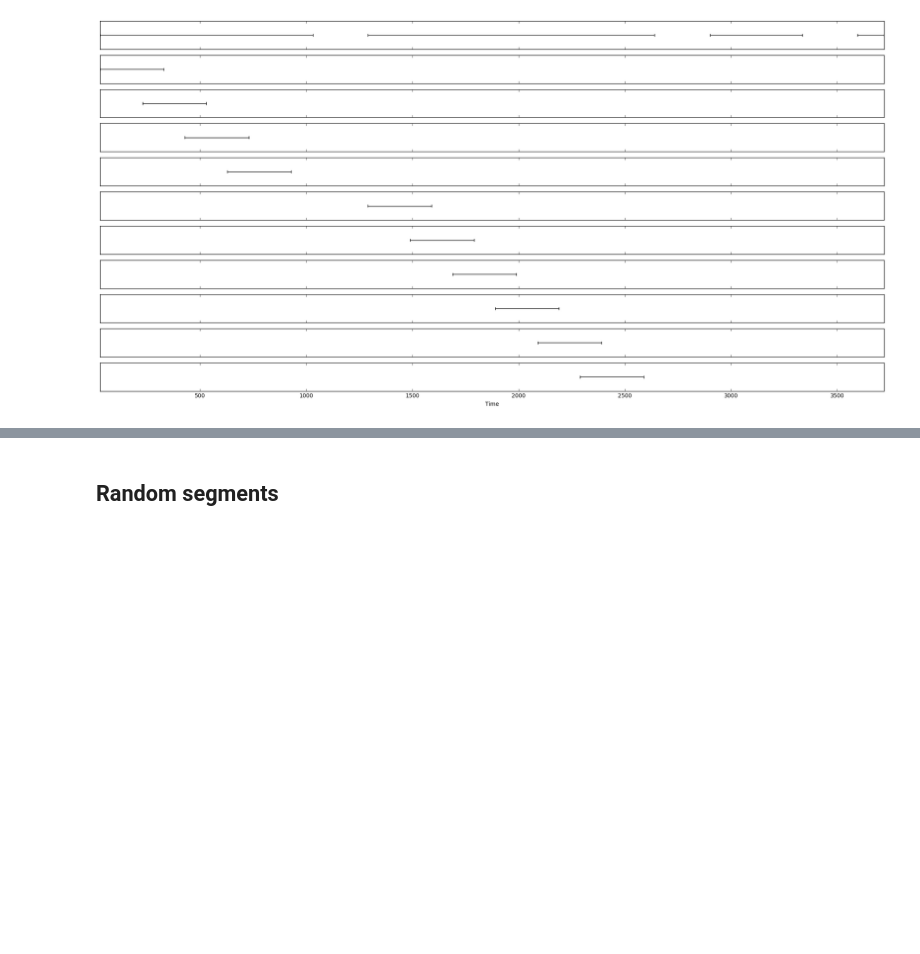
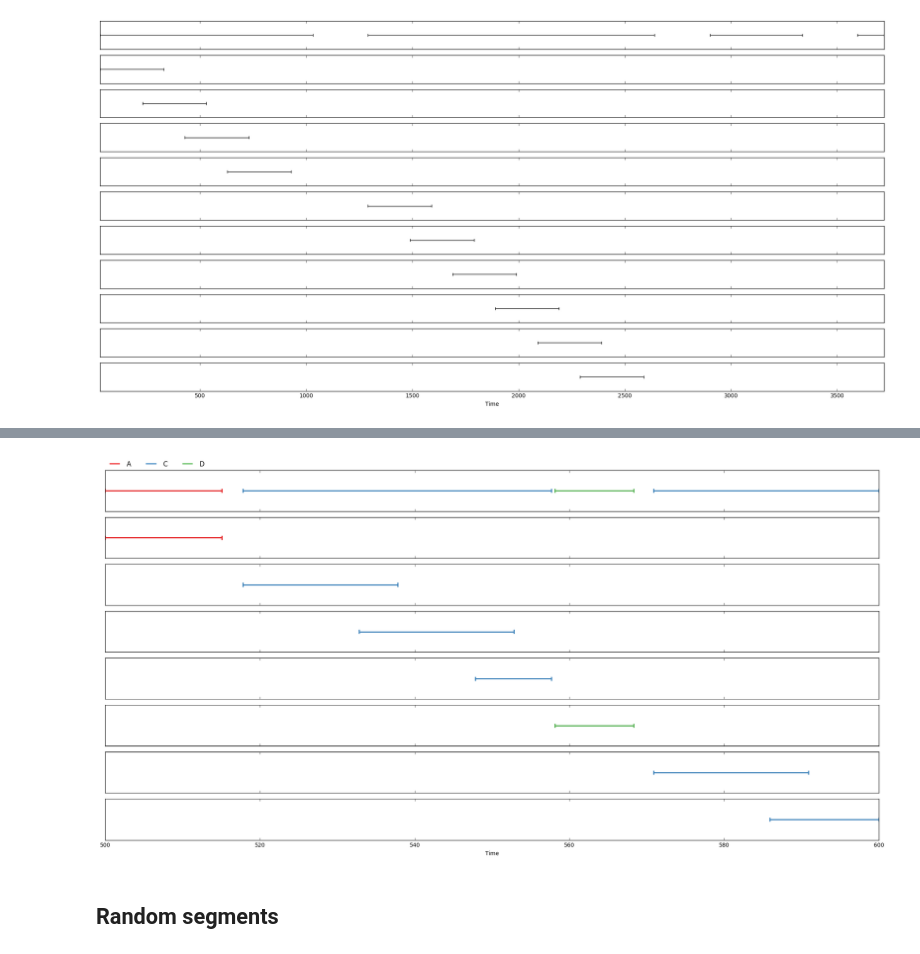
Before and after one commit to pyannote/DEPRECATED-pyannote-generators, a Jupyter notebook: doc/Visualization of fragment generators.ipynb, the cells around one changed output, grey strips where cells are left out. Drawn from its saved outputs; the diff is of its cells as text; code cells hidden in the pictures; blank space fills up the shorter version.

```diff
--- a/doc/Visualization of fragment generators.ipynb
+++ b/doc/Visualization of fragment generators.ipynb
@@ -48,3 +77,9 @@ plot_segment_generator(timeline, generator, N=10)
+# %%
+factory = SlidingLabeledSegments(duration=20, min_duration=5, step=15)
+generator = factory.iter_segments(a)
+plot_track_generator(a, generator, N=7)
+# %% [output]
+[figure, added]
 # %% [markdown]
 ## Random segments
 # %%
```
Also changed, not shown: parts of 10 cells of this notebook.
